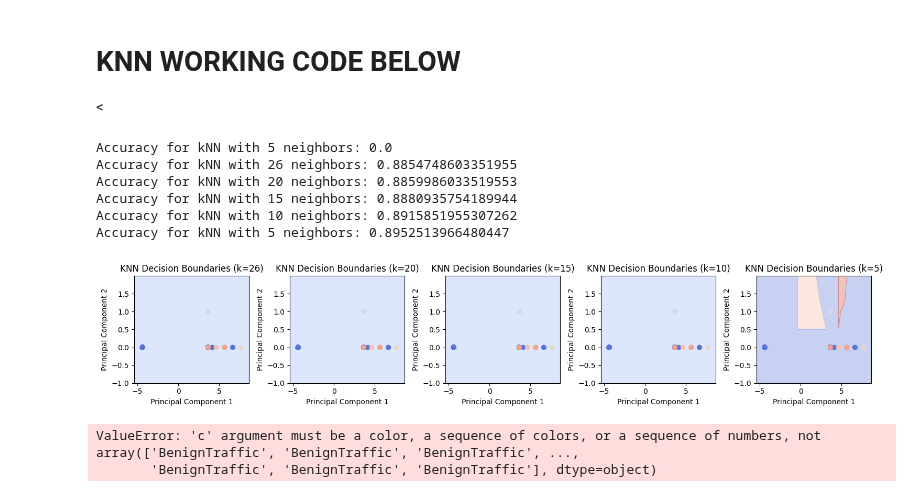
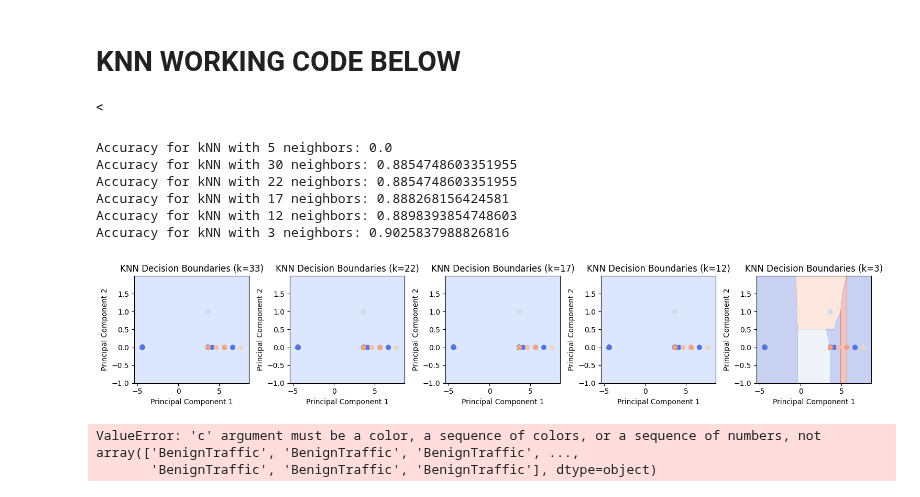
Before and after one commit to ML-Project-Team-5/Project_NetworkIDS, a Jupyter notebook: JUI-KNN.ipynb, the cells around one changed output. Drawn from its saved outputs; the diff is of its cells as text; code cells hidden in the pictures.

```diff
--- a/JUI-KNN.ipynb
+++ b/JUI-KNN.ipynb
@@ -39,10 +39,10 @@ knn_clf_5 = KNeighborsClassifier(n_neighbors=5)
 # %%
 knn_list = []
-knn_list.append(knn_clf_26)
-knn_list.append(knn_clf_20)
-knn_list.append(knn_clf_15)
-knn_list.append(knn_clf_10)
-knn_list.append(knn_clf_5)
+knn_list.append(knn_clf_33)
+knn_list.append(knn_clf_22)
+knn_list.append(knn_clf_17)
+knn_list.append(knn_clf_12)
+knn_list.append(knn_clf_3)
 # %% [markdown]
 # KNN WORKING CODE BELOW
 <
@@ -97,11 +97,11 @@ for knn_clf in knn_list:
     print(f'Accuracy for kNN with {knn_clf.n_neighbors} neighbors: {accuracy}')
 # %% [output]
 Accuracy for kNN with 5 neighbors: 0.0
-Accuracy for kNN with 26 neighbors: 0.8854748603351955
-Accuracy for kNN with 20 neighbors: 0.8859986033519553
-Accuracy for kNN with 15 neighbors: 0.8880935754189944
-Accuracy for kNN with 10 neighbors: 0.8915851955307262
-Accuracy for kNN with 5 neighbors: 0.8952513966480447
+Accuracy for kNN with 30 neighbors: 0.8854748603351955
+Accuracy for kNN with 22 neighbors: 0.8854748603351955
+Accuracy for kNN with 17 neighbors: 0.888268156424581
+Accuracy for kNN with 12 neighbors: 0.8898393854748603
+Accuracy for kNN with 3 neighbors: 0.9025837988826816
 # %%
 from sklearn.datasets import fetch_openml
 from sklearn.model_selection import train_test_split
@@ -156,35 +156,35 @@ def plot_decision_boundary(knn, X, y, title, ax):
     y_min, y_max = X[:, 1].min() - 1, X[:, 1].max() + 1
 
     xx, yy = np.meshgrid(np.arange(x_min, x_max, h), np.arange(y_min, y_max, h))
 
     # Obtain predictions for each point in the meshgrid
     Z = knn.predict(np.c_[xx.ravel(), yy.ravel()])
     Z = Z.reshape(xx.shape)
 
     # Plot the decision boundaries
     ax.contourf(xx, yy, Z, cmap=plt.cm.coolwarm, alpha=0.3)
 
     # Plot the training points
     scatter = ax.scatter(X[:, 0], X[:, 1], c=y, cmap=plt.cm.coolwarm)
 
     ax.set_xlabel('Principal Component 1')
     ax.set_ylabel('Principal Component 2')
     ax.set_title(title)
 # Set up subplots
 fig, axes = plt.subplots(1, len(knn_list), figsize=(15, 3))  # Adjust figsize as needed
 # Assuming downsampled_labels is defined somewhere in your code
-for i, (knn, k) in enumerate(zip(knn_list, [26, 20, 15, 10, 5])):
+for i, (knn, k) in enumerate(zip(knn_list, [33, 22, 17, 12, 3])):
     # Fit KNN on the downsampled data
     knn.fit(reduced_data, test_unknown_label_encoded)
     plot_decision_boundary(knn, reduced_data, test_unknown_label_encoded, f'KNN Decision Boundaries (k={k})', axes[i])
 
 # Adjust layout
 plt.tight_layout()
 
 # Show the plots
 plt.show()
 # %% [output]
-[figure, old version]
+[figure, new version]
 # %%
 # Scatter plot for visualization
 plt.figure(figsize=(8, 6))
```
Also changed, not shown: parts of 1 cell of this notebook, 1 other file.
